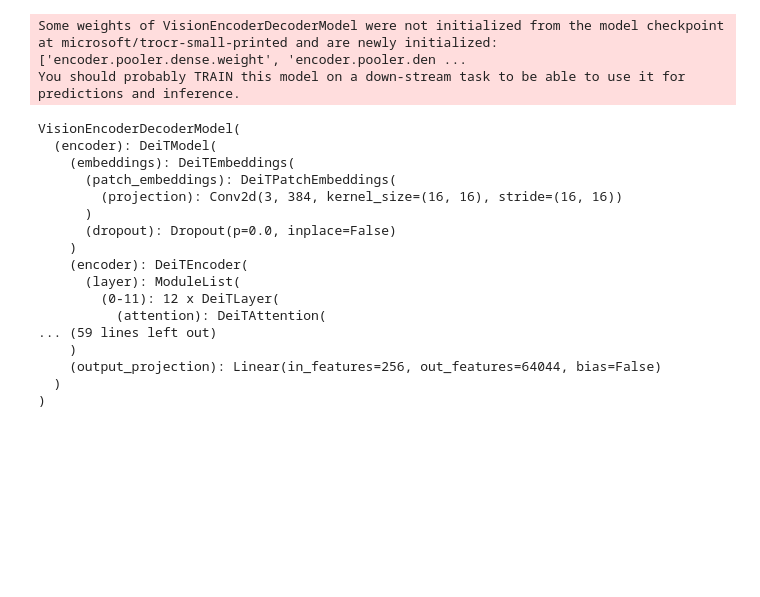
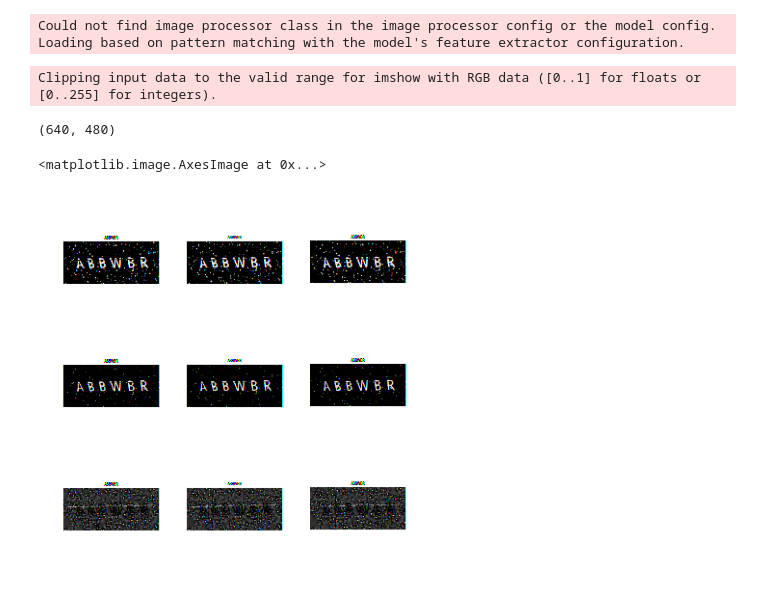
Before and after one commit to ha4219/transformer-captcha, a Jupyter notebook: main.ipynb, the cells around one changed output. Saved outputs shown, nothing was run; the diff lists cells and outputs as text; code cells hidden in the pictures; blank space fills up the shorter version.

Commit message:
update check file

```diff
--- a/main.ipynb
+++ b/main.ipynb
@@ -77,28 +40,31 @@ eval_dataloader = DataLoader(eval_dataset, batch_size=16)
+# %%
+from transformers import TrOCRProcessor
+
+processor = TrOCRProcessor.from_pretrained("microsoft/trocr-small-printed")
+# %% [output]
+Could not find image processor class in the image processor config or the model config. Loading based on pattern matching with the model's feature extractor configuration.
+# %%
+from PIL import Image
+import matplotlib.pyplot as plt
+import torch
+
+image = Image.open('vis/inter/suc/ABBWBR.png').convert("RGB")
+print(image.size)
+img = processor(image, return_tensors="pt").pixel_values
+img = img.view(384, 384, 3).numpy()
+
+plt.axis('off')
+plt.imshow(img)
+# %% [output]
+Clipping input data to the valid range for imshow with RGB data ([0..1] for floats or [0..255] for integers).
+(640, 480)
+<matplotlib.image.AxesImage at 0x...>
+[figure, added]
 # %%
 from transformers import VisionEncoderDecoderModel
 import torch
 
 device = torch.device("cuda" if torch.cuda.is_available() else "cpu")
 
-model = VisionEncoderDecoderModel.from_pretrained("microsoft/trocr-small-printed")
-model.to(device)
+model = VisionEncoderDecoderModel.from_pretrained("save/20230324T220333_best")
+# model.to(device)
-# %% [output]
-Some weights of VisionEncoderDecoderModel were not initialized from the model checkpoint at microsoft/trocr-small-printed and are newly initialized: ['encoder.pooler.dense.weight', 'encoder.pooler.den ...
-You should probably TRAIN this model on a down-stream task to be able to use it for predictions and inference.
-VisionEncoderDecoderModel(
-  (encoder): DeiTModel(
-    (embeddings): DeiTEmbeddings(
-      (patch_embeddings): DeiTPatchEmbeddings(
-        (projection): Conv2d(3, 384, kernel_size=(16, 16), stride=(16, 16))
-      )
-      (dropout): Dropout(p=0.0, inplace=False)
-    )
-    (encoder): DeiTEncoder(
-      (layer): ModuleList(
-        (0-11): 12 x DeiTLayer(
-          (attention): DeiTAttention(
-... (59 lines left out)
-    )
-    (output_projection): Linear(in_features=256, out_features=64044, bias=False)
-  )
-)
```
Also changed, not shown: parts of 16 cells of this notebook, 2 other files.
